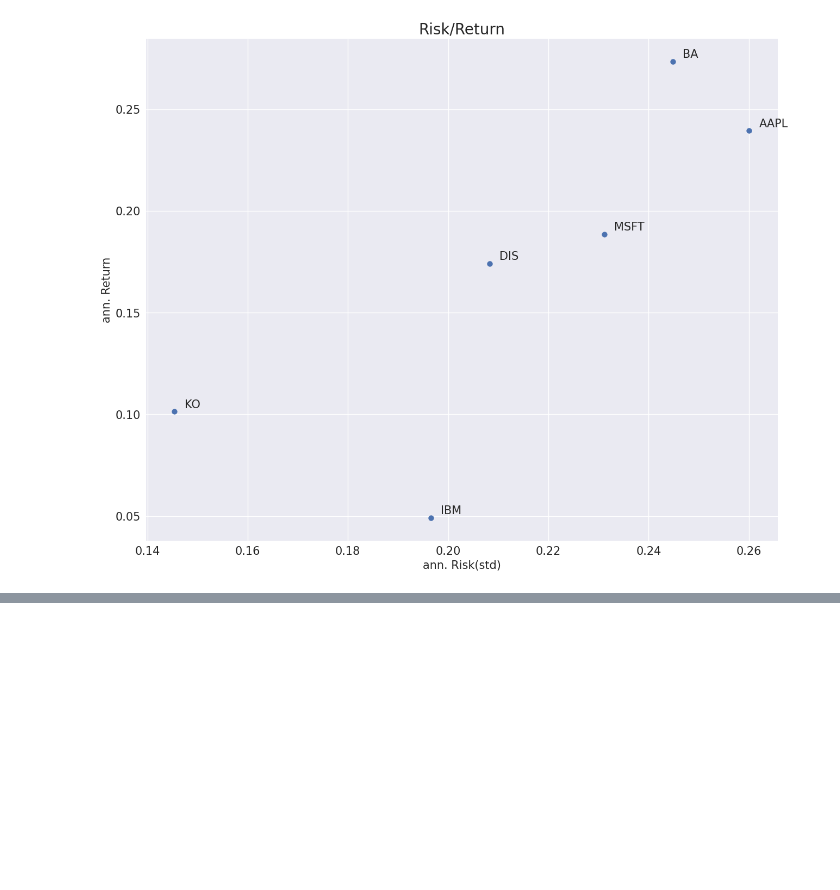
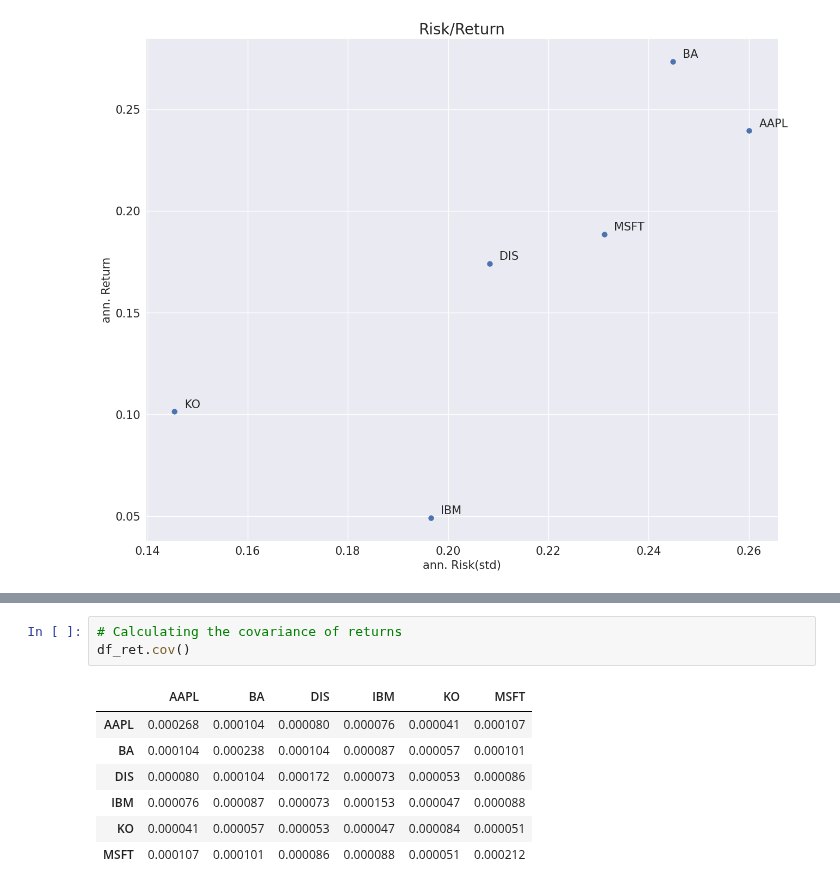
Before and after one commit to JamieW365/finance_projects, a Jupyter notebook: notebooks/essential_finance.ipynb, the cells around one changed output, grey strips where cells are left out. Cells and saved outputs as stored; diff of their text form; blank space fills up the shorter version.

```diff
--- a/notebooks/essential_finance.ipynb
+++ b/notebooks/essential_finance.ipynb
@@ -528,0 +542,11 @@ plt.show()
+# %%
+# Calculating the covariance of returns
+df_ret.cov()
+# %% [output]
+|  | AAPL | BA | DIS | IBM | KO | MSFT |
+| AAPL | 0.000268 | 0.000104 | 0.000080 | 0.000076 | 0.000041 | 0.000107 |
+| BA | 0.000104 | 0.000238 | 0.000104 | 0.000087 | 0.000057 | 0.000101 |
+| DIS | 0.000080 | 0.000104 | 0.000172 | 0.000073 | 0.000053 | 0.000086 |
+| IBM | 0.000076 | 0.000087 | 0.000073 | 0.000153 | 0.000047 | 0.000088 |
+| KO | 0.000041 | 0.000057 | 0.000053 | 0.000047 | 0.000084 | 0.000051 |
+| MSFT | 0.000107 | 0.000101 | 0.000086 | 0.000088 | 0.000051 | 0.000212 |
```
Also changed, not shown: parts of 5 cells of this notebook.
